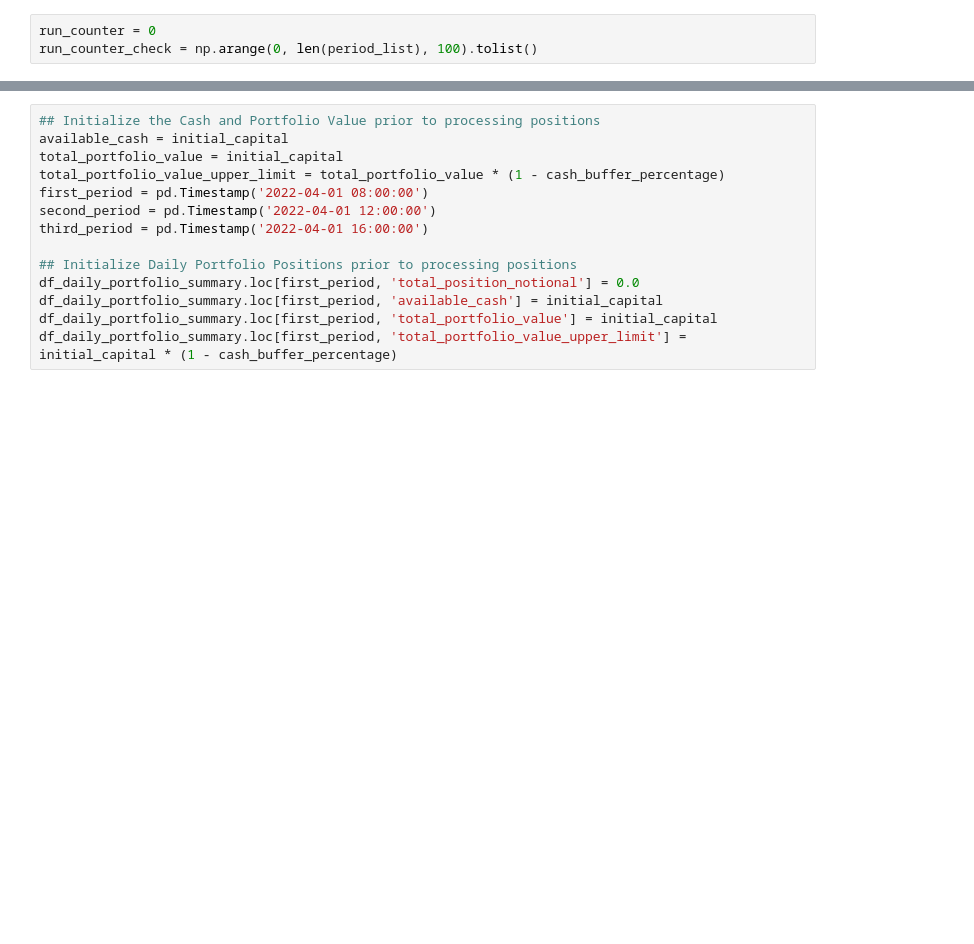
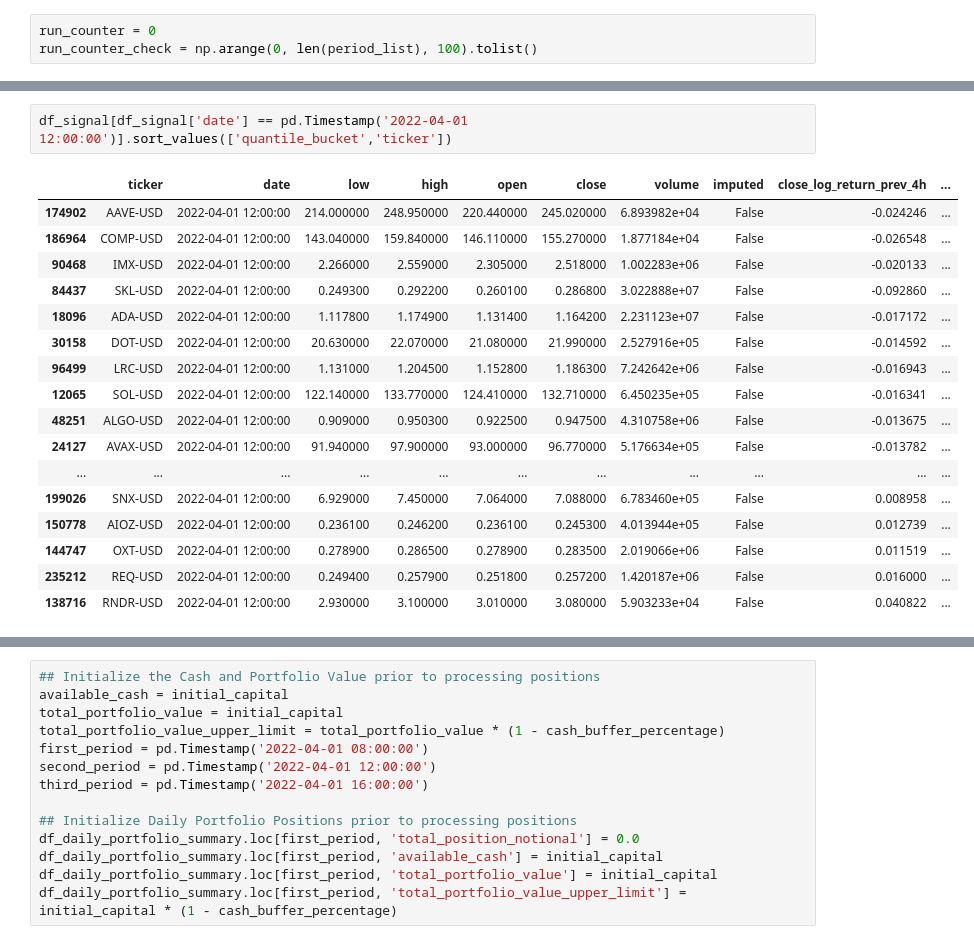
Before and after one commit to adheerchauhan/trend_following, a Jupyter notebook: research/notebooks/Intraday_Price_Data_and_Analysis.ipynb, the cells around one changed output, grey strips where cells are left out. Cells and saved outputs as stored; diff of their text form; blank space fills up the shorter version.

```diff
--- a/research/notebooks/Intraday_Price_Data_and_Analysis.ipynb
+++ b/research/notebooks/Intraday_Price_Data_and_Analysis.ipynb
@@ -1586,0 +1694,20 @@ Timestamp('2022-04-01 12:00:00')
+# %%
+df_signal[df_signal['date'] == pd.Timestamp('2022-04-01 12:00:00')].sort_values(['quantile_bucket','ticker'])
+# %% [output]
+|  | ticker | date | low | high | open | close | volume | imputed | close_log_return_prev_4h | ... |
+| 174902 | AAVE-USD | 2022-04-01 12:00:00 | 214.000000 | 248.950000 | 220.440000 | 245.020000 | 6.893982e+04 | False | -0.024246 | ... |
+| 186964 | COMP-USD | 2022-04-01 12:00:00 | 143.040000 | 159.840000 | 146.110000 | 155.270000 | 1.877184e+04 | False | -0.026548 | ... |
+| 90468 | IMX-USD | 2022-04-01 12:00:00 | 2.266000 | 2.559000 | 2.305000 | 2.518000 | 1.002283e+06 | False | -0.020133 | ... |
+| 84437 | SKL-USD | 2022-04-01 12:00:00 | 0.249300 | 0.292200 | 0.260100 | 0.286800 | 3.022888e+07 | False | -0.092860 | ... |
+| 18096 | ADA-USD | 2022-04-01 12:00:00 | 1.117800 | 1.174900 | 1.131400 | 1.164200 | 2.231123e+07 | False | -0.017172 | ... |
+| 30158 | DOT-USD | 2022-04-01 12:00:00 | 20.630000 | 22.070000 | 21.080000 | 21.990000 | 2.527916e+05 | False | -0.014592 | ... |
+| 96499 | LRC-USD | 2022-04-01 12:00:00 | 1.131000 | 1.204500 | 1.152800 | 1.186300 | 7.242642e+06 | False | -0.016943 | ... |
+| 12065 | SOL-USD | 2022-04-01 12:00:00 | 122.140000 | 133.770000 | 124.410000 | 132.710000 | 6.450235e+05 | False | -0.016341 | ... |
+| 48251 | ALGO-USD | 2022-04-01 12:00:00 | 0.909000 | 0.950300 | 0.922500 | 0.947500 | 4.310758e+06 | False | -0.013675 | ... |
+| 24127 | AVAX-USD | 2022-04-01 12:00:00 | 91.940000 | 97.900000 | 93.000000 | 96.770000 | 5.176634e+05 | False | -0.013782 | ... |
+| ... | ... | ... | ... | ... | ... | ... | ... | ... | ... | ... |
+| 199026 | SNX-USD | 2022-04-01 12:00:00 | 6.929000 | 7.450000 | 7.064000 | 7.088000 | 6.783460e+05 | False | 0.008958 | ... |
+| 150778 | AIOZ-USD | 2022-04-01 12:00:00 | 0.236100 | 0.246200 | 0.236100 | 0.245300 | 4.013944e+05 | False | 0.012739 | ... |
+| 144747 | OXT-USD | 2022-04-01 12:00:00 | 0.278900 | 0.286500 | 0.278900 | 0.283500 | 2.019066e+06 | False | 0.011519 | ... |
+| 235212 | REQ-USD | 2022-04-01 12:00:00 | 0.249400 | 0.257900 | 0.251800 | 0.257200 | 1.420187e+06 | False | 0.016000 | ... |
+| 138716 | RNDR-USD | 2022-04-01 12:00:00 | 2.930000 | 3.100000 | 3.010000 | 3.080000 | 5.903233e+04 | False | 0.040822 | ... |
```
Also changed, not shown: parts of 50 cells of this notebook.
